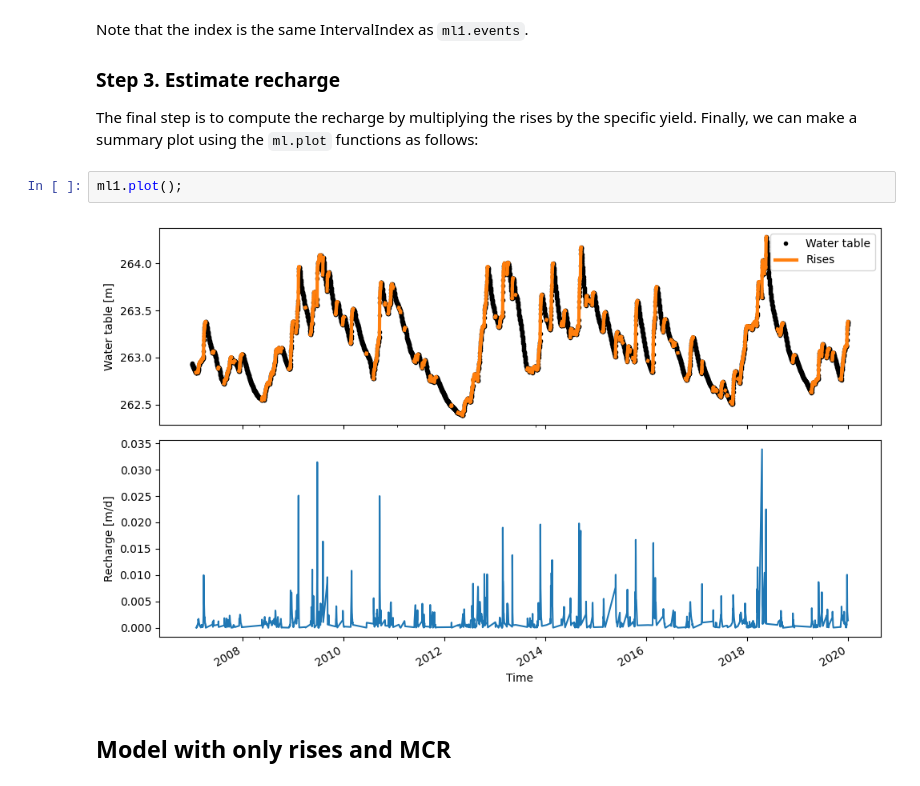
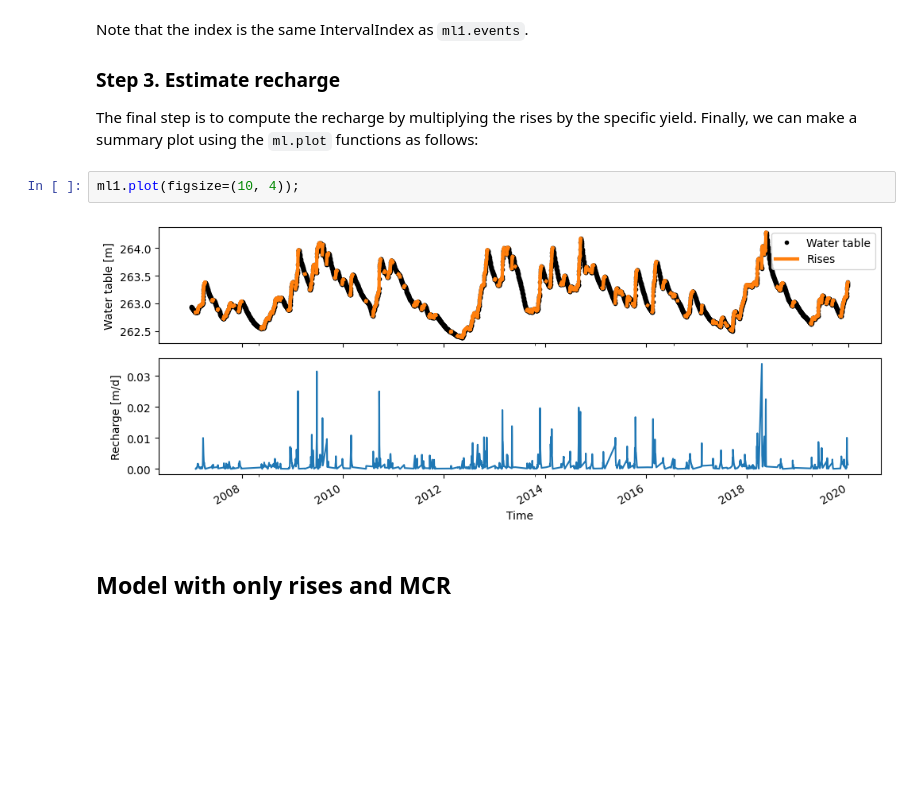
Before and after one commit to raoulcollenteur/gwtf, a Jupyter notebook: examples/example_01.ipynb, the cells around one changed output. Drawn from its saved outputs; the diff is of its cells as text; blank space fills up the shorter version.

```diff
--- a/examples/example_01.ipynb
+++ b/examples/example_01.ipynb
@@ -101,9 +102,9 @@ Note that the index is the same IntervalIndex as `ml1.events`.
 
  The final step is to compute the recharge by multiplying the rises by the specific yield. Finally, we can make a summary plot using the `ml.plot` functions as follows:
 # %%
-ml1.plot();
+ml1.plot(figsize=(10, 4));
 # %% [output]
-[figure, old version]
+[figure, new version]
 # %% [markdown]
 ## Model with only rises and MCR
 # %%
```
Also changed, not shown: parts of 10 cells of this notebook, 3 other files.
